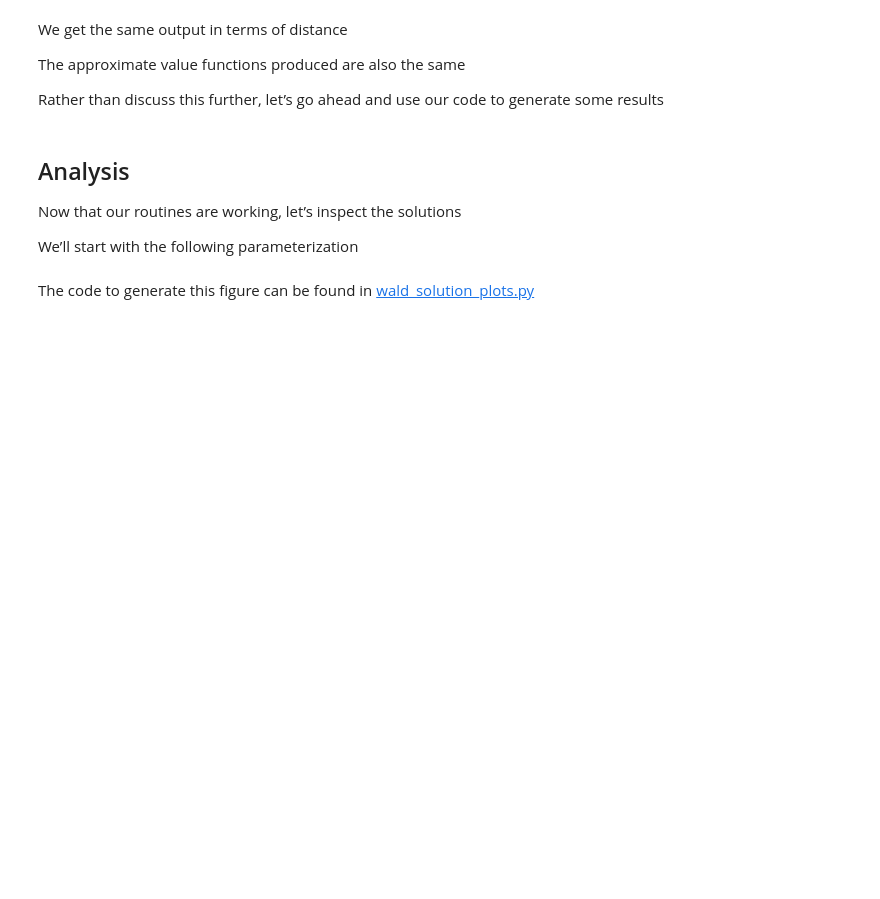
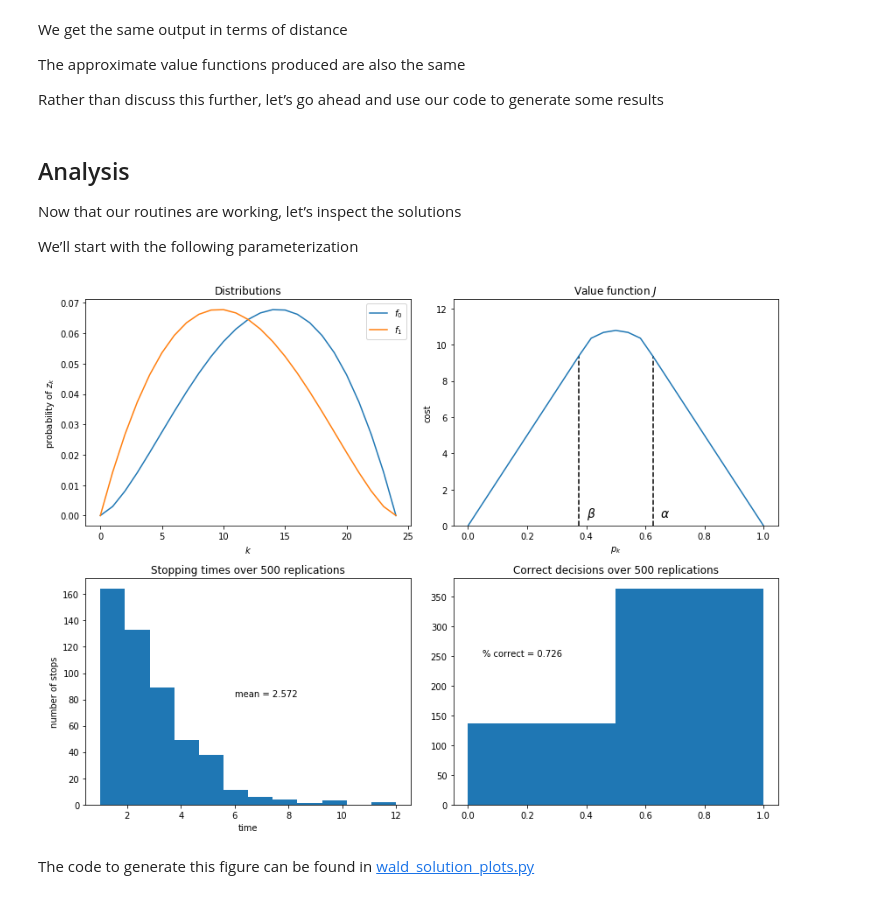
Before and after one commit to jstac/jitting_py_lectures, a Jupyter notebook: wald_friedman.ipynb, the cells around one changed output. Saved outputs shown, nothing was run; the diff lists cells and outputs as text; code cells hidden in the pictures; blank space fills up the shorter version.

```diff
--- a/wald_friedman.ipynb
+++ b/wald_friedman.ipynb
@@ -395,7 +397,7 @@ In one dimension, you can think of this as simply drawing a line between each pa
 
 Here’s the code
 # %%
-import scipy.interpolate as interp
+import scipy.interpolate as interpolate
 import quantecon as qe
 
 def expect_loss_choose_0(p, L0):
@@ -440,7 +442,7 @@ def bellman_operator(pgrid, c, f0, f1, L0, L1, J):
     assert m == np.size(J)
 
     J_out = np.zeros(m)
-    J_interp = interp.UnivariateSpline(pgrid, J, k=1, ext=0)
+    J_interp = interpolate.UnivariateSpline(pgrid, J, k=1, ext=0)
 
     for (p_ind, p) in enumerate(pgrid):
         # Payoff of choosing model 0
@@ -785,9 +829,8 @@ def analysis_plot(c=1.25, L0=25, L1=25, a0=2.5, b0=2.0, a1=2.0, b1=2.5, m=25):
     # Create an instance of our WaldFriedman class
     wf = WaldFriedman(c, L0, L1, f0, f1, m=m)
     # Solve using qe's `compute_fixed_point` function
-    J = qe.compute_fixed_point(wf.bellman_operator, np.zeros(m),
-                               error_tol=1e-7, verbose=False,
-                               print_skip=10, max_iter=500)
+    J = wf.solve_model()
+
     lb, ub = wf.find_cutoff_rule(J)
 
     # Get draws
@@ -796,35 +839,37 @@ def analysis_plot(c=1.25, L0=25, L1=25, a0=2.5, b0=2.0, a1=2.0, b1=2.5, m=25):
 
     fig, ax = plt.subplots(2, 2, figsize=(12, 9))
 
     ax[0, 0].plot(f0, label="$f_0$")
     ax[0, 0].plot(f1, label="$f_1$")
     ax[0, 0].set(ylabel="probability of $z_k$", xlabel="$k$", title="Distributions")
     ax[0, 0].legend()
 
     ax[0, 1].plot(wf.pgrid, J)
     ax[0, 1].annotate(r"$\beta$", xy=(lb + 0.025, 0.5), size=14)
     ax[0, 1].annotate(r"$\alpha$", xy=(ub + 0.025, 0.5), size=14)
-    ax[0, 1].vlines(lb, 0.0, wf.payoff_choose_f1(lb), linestyle="--")
-    ax[0, 1].vlines(ub, 0.0, wf.payoff_choose_f0(ub), linestyle="--")
+    ax[0, 1].vlines(lb, 0.0, payoff_choose_f1(L1, lb), linestyle="--")
+    ax[0, 1].vlines(ub, 0.0, payoff_choose_f0(L0, ub), linestyle="--")
     ax[0, 1].set(ylim=(0, 0.5 * max(L0, L1)), ylabel="cost",
                        xlabel="$p_k$", title="Value function $J$")
 
     # Histogram the stopping times
     ax[1, 0].hist(tdist, bins=np.max(tdist))
     ax[1, 0].set_title(f"Stopping times over {ndraws} replications")
     ax[1, 0].set(xlabel="time", ylabel="number of stops")
     ax[1, 0].annotate(f"mean = {np.mean(tdist)}", xy=(max(tdist) / 2,
                       max(np.histogram(tdist, bins=max(tdist))[0]) / 2))
 
     ax[1, 1].hist(cdist, bins=2)
     ax[1, 1].set_title(f"Correct decisions over {ndraws} replications")
     ax[1, 1].annotate(f"% correct = {np.mean(cdist)}",
                       xy=(0.05, ndraws / 2))
 
     plt.tight_layout()
     plt.show()
 
 analysis_plot()
+# %% [output]
+[figure, added]
 # %% [markdown]
 The code to generate this figure can be found in [wald_solution_plots.py](https://github.com/QuantEcon/QuantEcon.lectures.code/blob/master/wald_friedman/wald_solution_plots.py)
 # %% [markdown]
```
Also changed, not shown: parts of 7 cells of this notebook.
